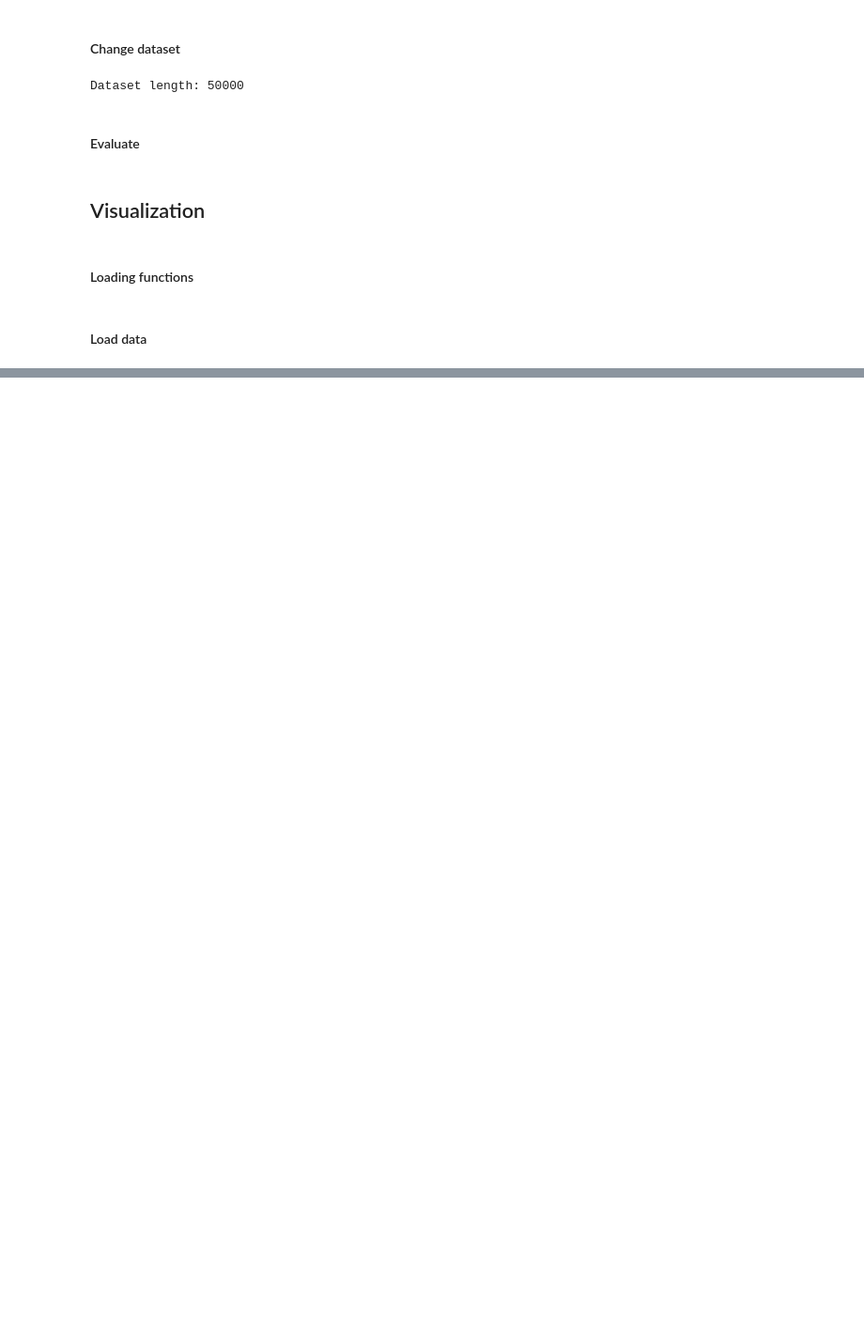
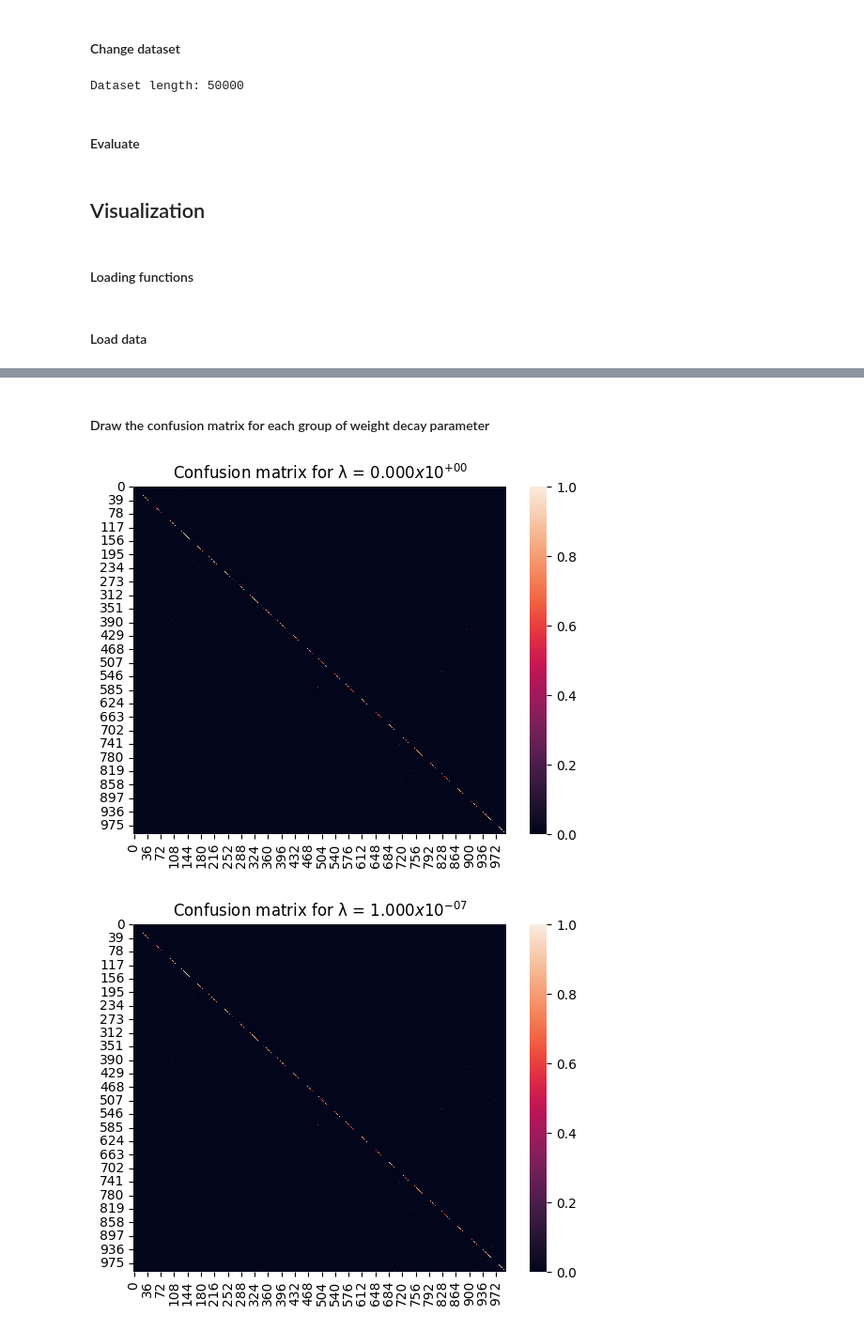
Before and after one commit to AlexisDeseure/A_guinea_pig_for_deep_learning_with_many_classes, a Jupyter notebook: notebooks/multinomial_logistic_regression_training_multiple_weight_decay.ipynb, the cells around one changed output, grey strips where cells are left out. Shown at 94% size. Cells and saved outputs as stored; diff of their text form; code cells hidden in the pictures; blank space fills up the shorter version.

```diff
--- a/notebooks/multinomial_logistic_regression_training_multiple_weight_decay.ipynb
+++ b/notebooks/multinomial_logistic_regression_training_multiple_weight_decay.ipynb
@@ -415,0 +525,15 @@ plt.show()
+# %% [markdown]
+#### Draw the confusion matrix for each group of weight decay parameter
+# %%
+dataset_test = PenultimateOutputsDataset("../data/saved_outputs/val")
+
+for i in subdirectories:
+    last_outputs = torch.load(f'{models_folder}/{i}/test_data/last_outputs.pt', map_location='cpu')
+    cf_matrix = confusion_matrix(dataset_test.labels, last_outputs.argmax(dim=1))
+    plt.figure()
+    df_cm = pd.DataFrame(cf_matrix / np.sum(cf_matrix, axis=1)[:, None])
+    plt.title(f"Confusion matrix for λ = {i[-9:-4]}$x10^{{{i[-3:]}}}$")
+    sns.heatmap(df_cm)
+# %% [output]
+[figure, added]
+[figure, added]
```
Also changed, not shown: parts of 15 cells of this notebook, 2 other files.
